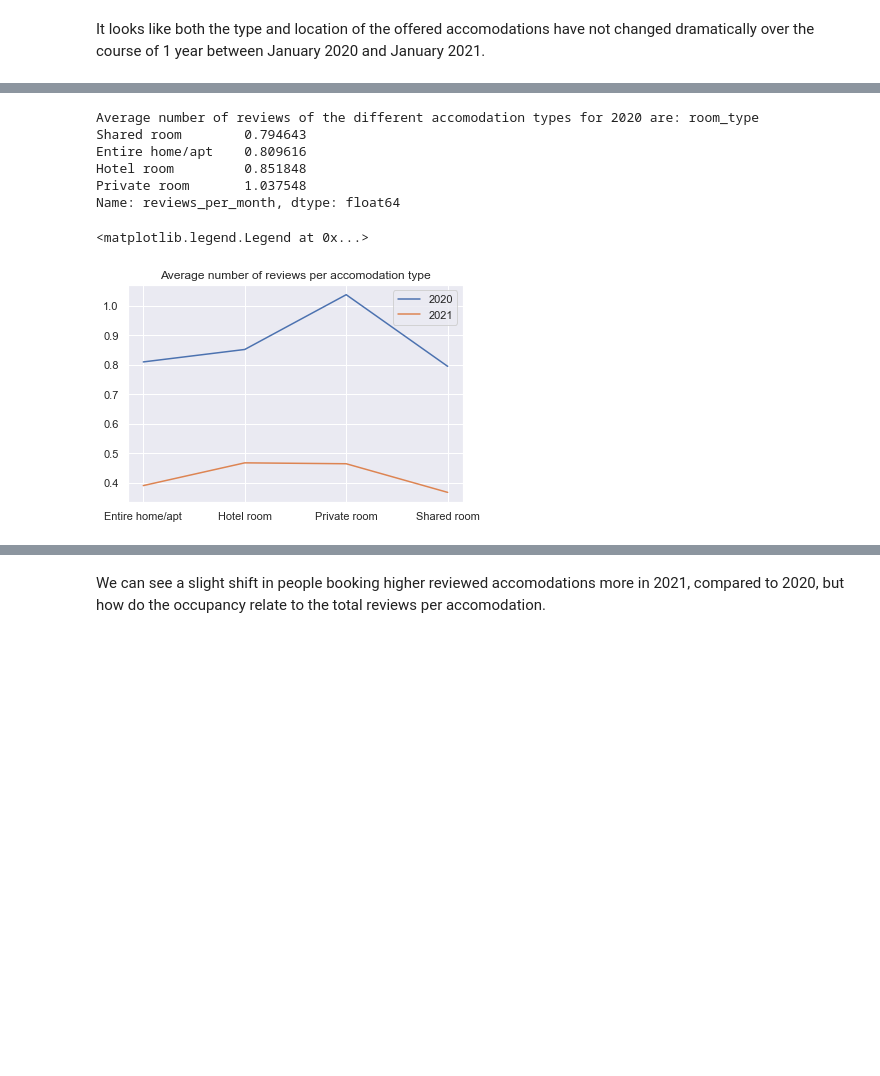
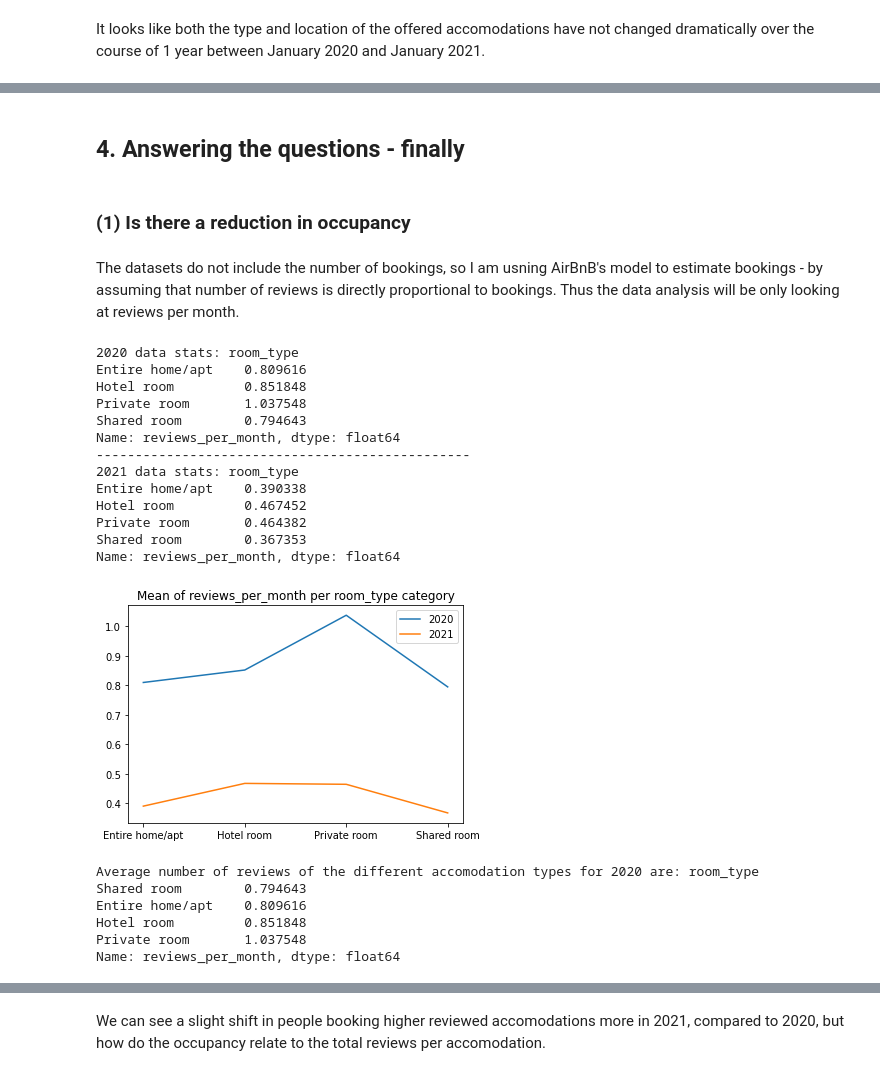
Before and after one commit to shristov1/Covid19_data_analysis, a Jupyter notebook: AirBnB London.ipynb, the cells around one changed output, grey strips where cells are left out. Cells and saved outputs as stored; diff of their text form; code cells hidden in the pictures; blank space fills up the shorter version.

```diff
--- a/AirBnB London.ipynb
+++ b/AirBnB London.ipynb
@@ -49,3 +95,26 @@ for column in nan_columns_2020:
+# %%
+def mean_print_plot(df_2020, df_2021, category: str, data_col: str) -> None:
+    """Function which prints the mean of each category in a data column and plots the difference between the 2 datasets
+
+    Parameters:
+    df_2020: data frame for 2020 data
+    df_2021: data frame for 2021 data
+    category: category name
+    data_col: data to calculate mean on
+
+    Returns:
+    None
+
+    """
+
+    print(f"2020 data stats: {df_2020.groupby([category]).mean()[data_col].sort_index()}")
+    print('------------------------------------------------')
+    print(f"2021 data stats: {df_2021.groupby([category]).mean()[data_col].sort_index()}")
+
+    plt.plot(df_2020.groupby([category]).mean()[data_col].sort_index(), label='2020')
+    plt.plot(df_2021.groupby([category]).mean()[data_col].sort_index(), label='2021')
+    plt.title(f'Mean of {data_col} per {category} category')
+    plt.legend()
 # %% [markdown]
 Let's first look at the data that we have. Is there a reduction in the total listings between Jan 2020 and Jan 2021.
 # %%
@@ -103,3 +138,26 @@ Name: reviews_per_month, dtype: float64
+# %% [markdown]
+## 4. Answering the questions - finally
+# %% [markdown]
+### (1) Is there a reduction in occupancy
+# %% [markdown]
+The datasets do not include the number of bookings, so I am usning AirBnB's model to estimate bookings - by assuming that number of reviews is directly proportional to bookings. Thus the data analysis will be only looking at reviews per month.
+# %%
+mean_print_plot(data_set_2020, data_set_2021, category='room_type', data_col='reviews_per_month')
+# %% [output]
+2020 data stats: room_type
+Entire home/apt    0.809616
+Hotel room         0.851848
+Private room       1.037548
+Shared room        0.794643
+Name: reviews_per_month, dtype: float64
+------------------------------------------------
+2021 data stats: room_type
+Entire home/apt    0.390338
+Hotel room         0.467452
+Private room       0.464382
+Shared room        0.367353
+Name: reviews_per_month, dtype: float64
+[figure, added]
 # %%
 print(f"Average number of reviews of the different accomodation types for 2020 are: {data_set_2020.groupby(['room_type']).mean()['reviews_per_month'].sort_values()}")
 # %% [output]
@@ -109,14 +167,6 @@ Entire home/apt    0.809616
 Hotel room         0.851848
 Private room       1.037548
 Name: reviews_per_month, dtype: float64
-# %%
-plt.plot(data_set_2020.groupby(['room_type']).mean()['reviews_per_month'].sort_index(), label='2020')
-plt.plot(data_set_2021.groupby(['room_type']).mean()['reviews_per_month'].sort_index(), label='2021')
-plt.title('Average number of reviews per accomodation type')
-plt.legend()
-# %% [output]
-<matplotlib.legend.Legend at 0x...>
-[figure, removed]
 # %%
 fig, axes = plt.subplots(1, 2, figsize=(15, 5), sharey=True)
 sns.boxplot(ax = axes[0], x="room_type", y="reviews_per_month", data=data_set_2020)
```
Also changed, not shown: parts of 50 cells of this notebook.
